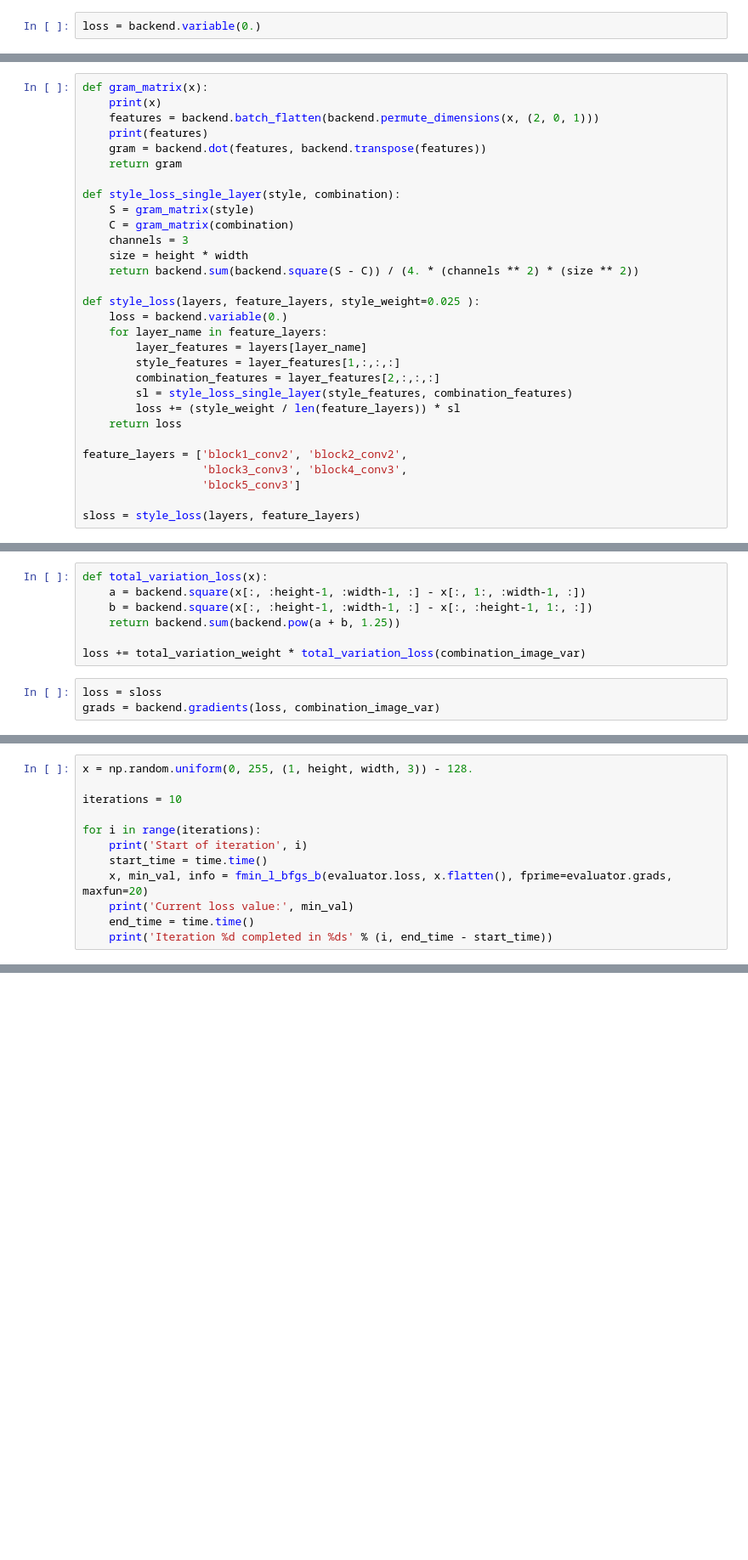
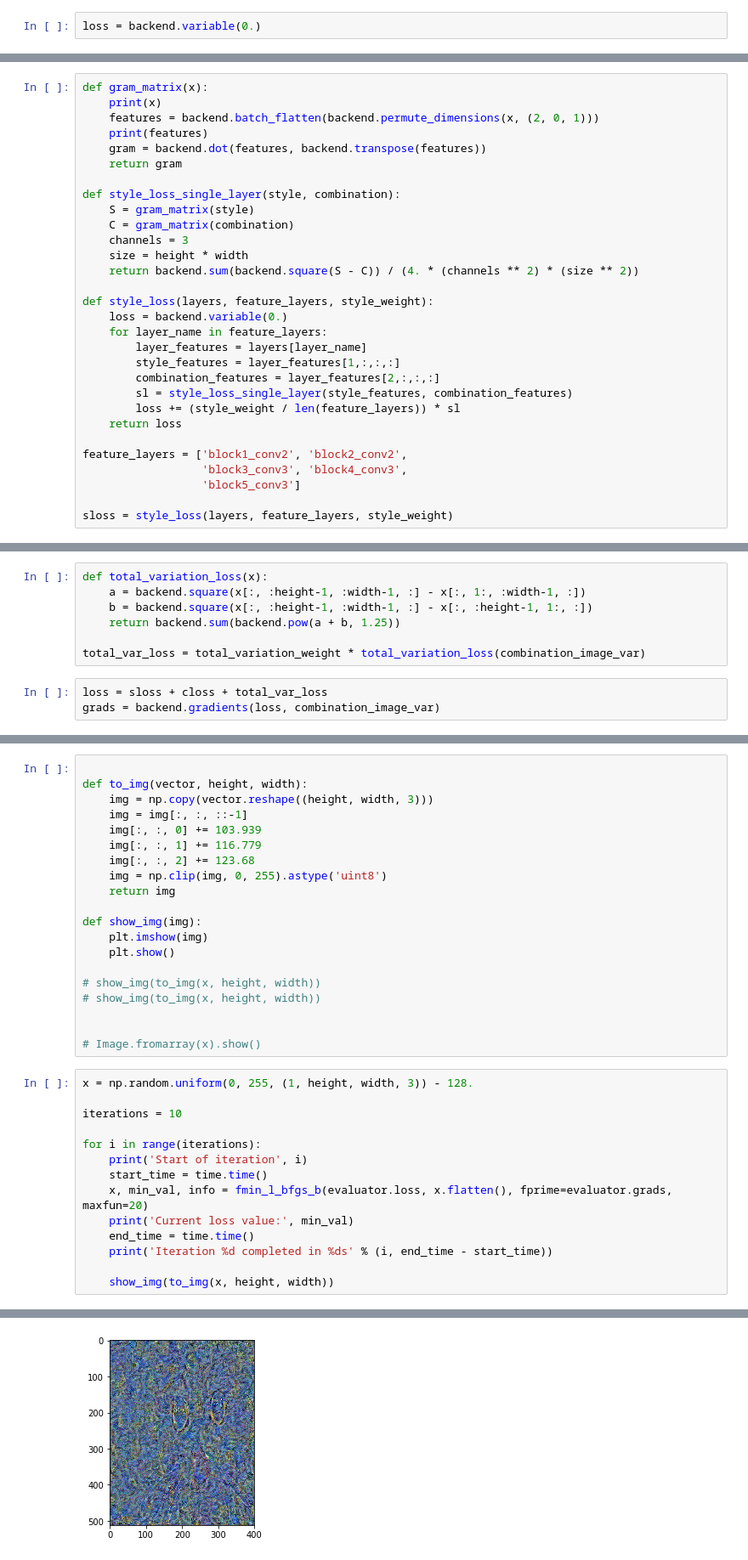
Before and after one commit to aivanou/ml-workshop, a Jupyter notebook: artistic_transfer.ipynb, the cells around one changed output, grey strips where cells are left out. Shown at 85% size. Saved outputs shown, nothing was run; the diff lists cells and outputs as text; blank space fills up the shorter version.

```diff
--- a/artistic_transfer.ipynb
+++ b/artistic_transfer.ipynb
@@ -119,7 +138,7 @@ def style_loss_single_layer(style, combination):
     size = height * width
     return backend.sum(backend.square(S - C)) / (4. * (channels ** 2) * (size ** 2))
 
-def style_loss(layers, feature_layers, style_weight=0.025 ):
+def style_loss(layers, feature_layers, style_weight):
     loss = backend.variable(0.)
     for layer_name in feature_layers:
         layer_features = layers[layer_name]
@@ -133,5 +152,5 @@ feature_layers = ['block1_conv2', 'block2_conv2',
                   'block3_conv3', 'block4_conv3',
                   'block5_conv3']
 
-sloss = style_loss(layers, feature_layers)
+sloss = style_loss(layers, feature_layers, style_weight)
 # %% [output]
@@ -161,9 +180,9 @@ def total_variation_loss(x):
     b = backend.square(x[:, :height-1, :width-1, :] - x[:, :height-1, 1:, :])
     return backend.sum(backend.pow(a + b, 1.25))
 
-loss += total_variation_weight * total_variation_loss(combination_image_var)
+total_var_loss = total_variation_weight * total_variation_loss(combination_image_var)
 # %%
-loss = sloss
+loss = sloss + closs + total_var_loss
 grads = backend.gradients(loss, combination_image_var)
 # %%
 grads
@@ -202,6 +221,26 @@ class Evaluator(object):
         return grad_values
 
 evaluator = Evaluator()
+# %%
+
+def to_img(vector, height, width):
+    img = np.copy(vector.reshape((height, width, 3)))
+    img = img[:, :, ::-1]
+    img[:, :, 0] += 103.939
+    img[:, :, 1] += 116.779
+    img[:, :, 2] += 123.68
+    img = np.clip(img, 0, 255).astype('uint8')
+    return img
+
+def show_img(img):
+    plt.imshow(img)
+    plt.show()
+
+# show_img(to_img(x, height, width))
+# show_img(to_img(x, height, width))
+
+
+# Image.fromarray(x).show()
 # %%
 x = np.random.uniform(0, 255, (1, height, width, 3)) - 128.
 
@@ -214,5 +253,7 @@ for i in range(iterations):
     print('Current loss value:', min_val)
     end_time = time.time()
     print('Iteration %d completed in %ds' % (i, end_time - start_time))
+
+    show_img(to_img(x, height, width))
 # %% [output]
 Start of iteration 0
@@ -234,0 +262 @@ Iteration 9 completed in 12s
+[figure, added]
```
Also changed, not shown: parts of 15 cells of this notebook.
